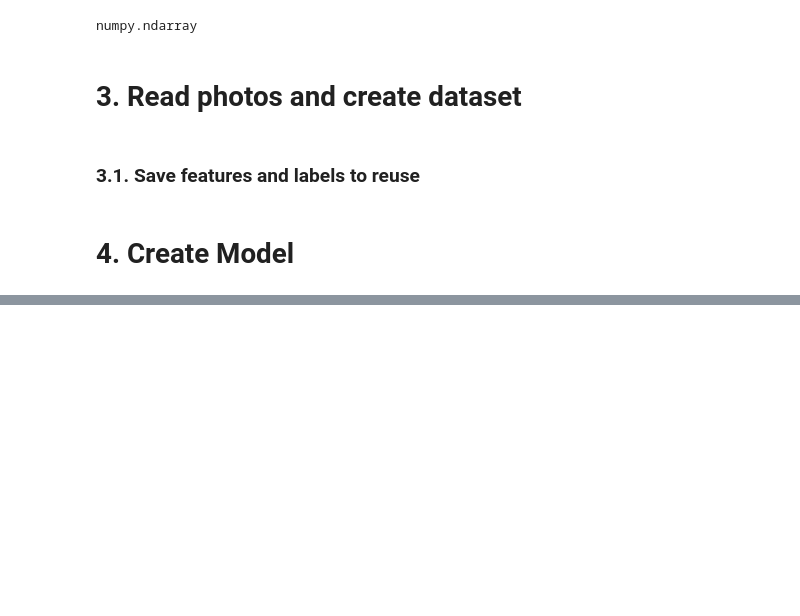
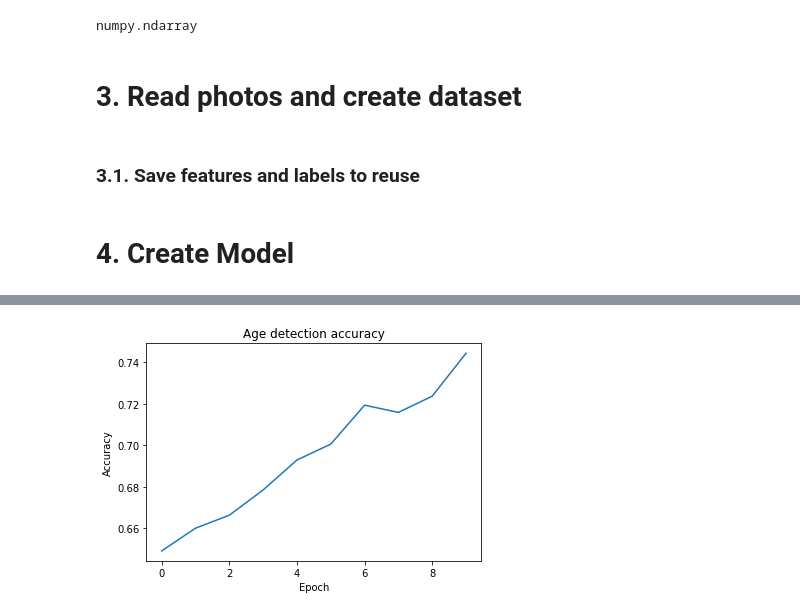
Before and after one commit to jucalfonsom/ml-course, a Jupyter notebook: age_detection.ipynb, the cells around one changed output, grey strips where cells are left out. Saved outputs shown, nothing was run; the diff lists cells and outputs as text; code cells hidden in the pictures; blank space fills up the shorter version.

```diff
--- a/age_detection.ipynb
+++ b/age_detection.ipynb
@@ -284,0 +344,23 @@ plt.imshow(image_test.reshape(28,28))
+# %%
+model = tf.keras.Sequential([
+    tf.keras.layers.Conv2D(32, (3, 3), input_shape=X_data.shape[1:], activation=tf.nn.relu),
+    tf.keras.layers.MaxPooling2D(2, 2),
+
+    tf.keras.layers.Conv2D(64, (3, 3), activation=tf.nn.relu),
+    tf.keras.layers.MaxPooling2D(2, 2),
+
+    tf.keras.layers.Conv2D(128, (3, 3), activation=tf.nn.relu),
+    tf.keras.layers.MaxPooling2D(2, 2),
+
+    tf.keras.layers.Dropout(0.5), # Disable some neurons to improve the CNN
+
+    tf.keras.layers.Flatten(),
+    tf.keras.layers.Dense(units=512, activation=tf.nn.relu),
+    tf.keras.layers.Dense(3, activation=tf.nn.softmax)
+])
+# %%
+model.compile(
+        optimizer=tf.keras.optimizers.Adam(),
+        loss=tf.keras.losses.SparseCategoricalCrossentropy(),
+        metrics=['accuracy']
+        )
@@ -284,0 +369,15 @@ plt.imshow(image_test.reshape(28,28))
+# %%
+model.compile(
+    optimizer=tf.keras.optimizers.Adam(),
+    loss=tf.keras.losses.SparseCategoricalCrossentropy(),
+    metrics=['accuracy']
+)
+# %%
+history_2 = model.fit(
+    X_train,
+    y_train,
+    batch_size=32,
+    validation_data=(X_test, y_test),
+    epochs=10,
+    validation_split=0.3
+)
@@ -284,0 +411,8 @@ plt.imshow(image_test.reshape(28,28))
+# %%
+plt.plot(history_2.history['accuracy'])
+plt.title('Age detection accuracy')
+plt.ylabel('Accuracy')
+plt.xlabel('Epoch')
+plt.show()
+# %% [output]
+[figure, added]
```
Also changed, not shown: parts of 30 cells of this notebook, 4 other files.
